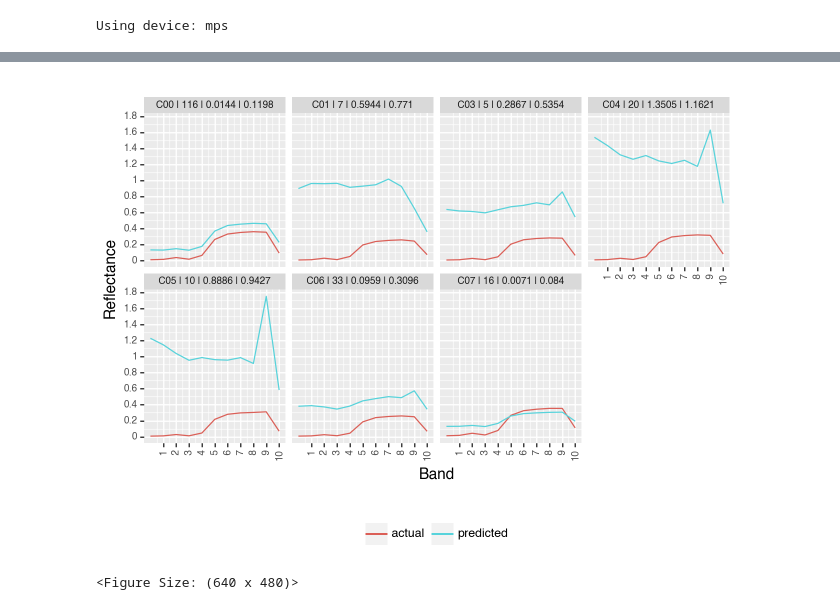
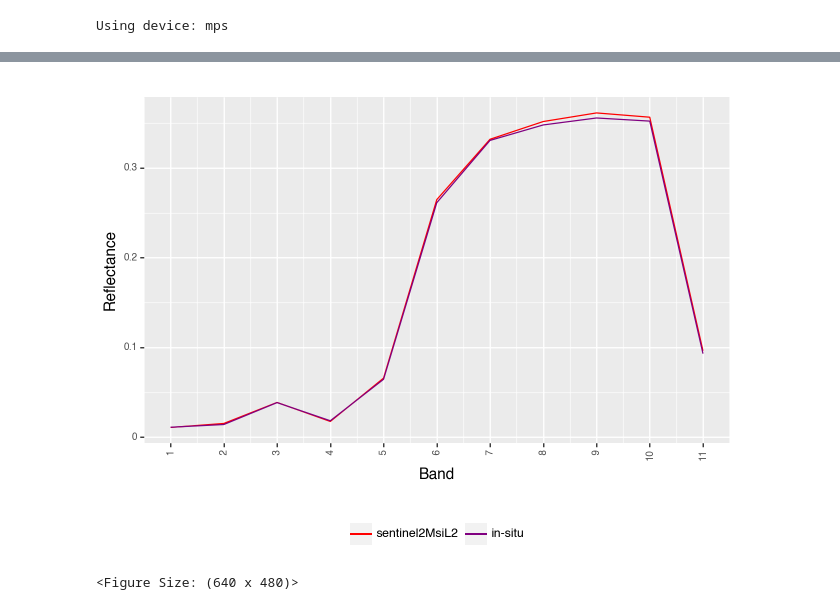
Before and after one commit to fjodorsevtsenko/rs-pr-water, a Jupyter notebook: src/matchups/sentinel2MsiL2/_out01/sentinel2MsiL2_out01_003_0 - matchup.ipynb, the cells around one changed output, grey strips where cells are left out. Cells and saved outputs as stored; diff of their text form; code cells hidden in the pictures.

```diff
--- a/src/matchups/sentinel2MsiL2/_out01/sentinel2MsiL2_out01_003_0 - matchup.ipynb
+++ b/src/matchups/sentinel2MsiL2/_out01/sentinel2MsiL2_out01_003_0 - matchup.ipynb
@@ -42,14 +42,15 @@ def get_train_test_data(inputs, outputs):
 
     return train_inputs, train_targets, test_inputs, test_targets
 # %%
-def train_model(model, num_epochs, train_inputs, loss_fn, optimizer):
+def train_model(model, num_epochs, train_inputs, train_targets, loss_fn, optimizer):
     # Train the model
-    for epoch in range(NUM_EPOCHS):
-        data = train_inputs.to(device)
+    for epoch in range(num_epochs):
+        train_inputs_dev = train_inputs.to(device)
+        train_targets_dev = train_targets.to(device)
         # 1. Forward pass
-        output = model.forward(data)
+        predictions = model.forward(train_inputs_dev)
         # 2. Calculate and accumulate loss
-        loss = loss_fn(output, data)
+        loss = loss_fn(predictions, train_targets_dev)
         # 3. Optimizer zero grad
         optimizer.zero_grad()
         # 4. Loss backward
@@ -58,7 +59,7 @@ def train_model(model, num_epochs, train_inputs, loss_fn, optimizer):
         optimizer.step()
 
         if epoch % 10 == 0:
-            print(f'Epoch [{epoch+1}/{NUM_EPOCHS}], Loss: {loss.item():.4f}')
+            print(f'Epoch [{epoch+1}/{num_epochs}], Loss: {loss.item():.4f}')
 # %%
 # Load data
 PATH_OUTPUT_MSI = "../../../../data/sentinel2MsiL2/_out01/sentinel2MsiL2_out01_002_0.parquet"
@@ -114,7 +107,7 @@ for cluster in clusters:
 
     model = get_model(MultiOutputNetv1(), device)
     loss_fn, optimizer = get_loss_optimizer(model, LEARNING_RATE)
-    train_model(model, NUM_EPOCHS, train_inputs, loss_fn, optimizer)
+    train_model(model, NUM_EPOCHS, train_inputs, train_targets, loss_fn, optimizer)
 
     # Testing the network and evaluating performance
     model.eval()
@@ -146,7 +139,7 @@ for cluster in clusters:
             tt_list_values = test_targets_[:, i].cpu().tolist()
             p_list_values = predictions[:, i].cpu().tolist()
             for j, e in enumerate(tt_list_values):
-                test_act_pred_str += f"{cluster};{cluster:02}-{j:03};{f};{i};{tt_list_values[j]};{p_list_values[j]}\n"
+                test_act_pred_str += f"{cluster};{cluster:02}-{j:03};{f};{i+1};{tt_list_values[j]};{p_list_values[j]}\n"
             #print(f"Output {i+1}, {f}:")
             #print(f"Actual: {test_targets_[:, i]}")
             #print(f"Predicted: {predictions[:, i]}\n")
@@ -248,21 +241,22 @@ df_feature_performance_concat
 154 rows × 13 columns
 # %%
-(ggplot(df_feature_performance_concat, aes(x='feature_id', y='mean', color='type_'))
+(ggplot(df_feature_performance_concat.query('cluster == 0'), aes(x='feature_id', y='mean', color='type_'))
                 #+ geom_ribbon(aes(ymin='mean-std*2', ymax='mean+std*2'), fill='lightgrey')
                 + geom_line()
-                + facet_wrap("~cluster_", ncol=4)
+                #+ facet_wrap("~cluster_", ncol=4)
                 + scale_x_continuous(breaks=np.arange(1, 12, 1))
-                + scale_y_continuous(breaks=np.arange(0, 2.1, 0.2))
+                #+ scale_y_continuous(breaks=np.arange(0, 2.1, 0.2))
+                + scale_color_manual(values=['red', 'purple'], labels=['sentinel2MsiL2', 'in-situ'])
                 + xlab("Band")
                 + ylab("Reflectance")
                 + theme(
                     axis_text_x=element_text(size=7, rotation=90),
                     axis_text_y=element_text(size=7),
                     strip_text=element_text(size=7),
                     legend_position="bottom"
                 )
                 + labs(color='')
         )
 # %% [output]
-[figure, old version]
+[figure, new version]
 <Figure Size: (640 x 480)>
```
Also changed, not shown: parts of 6 cells of this notebook, 1 other file.
